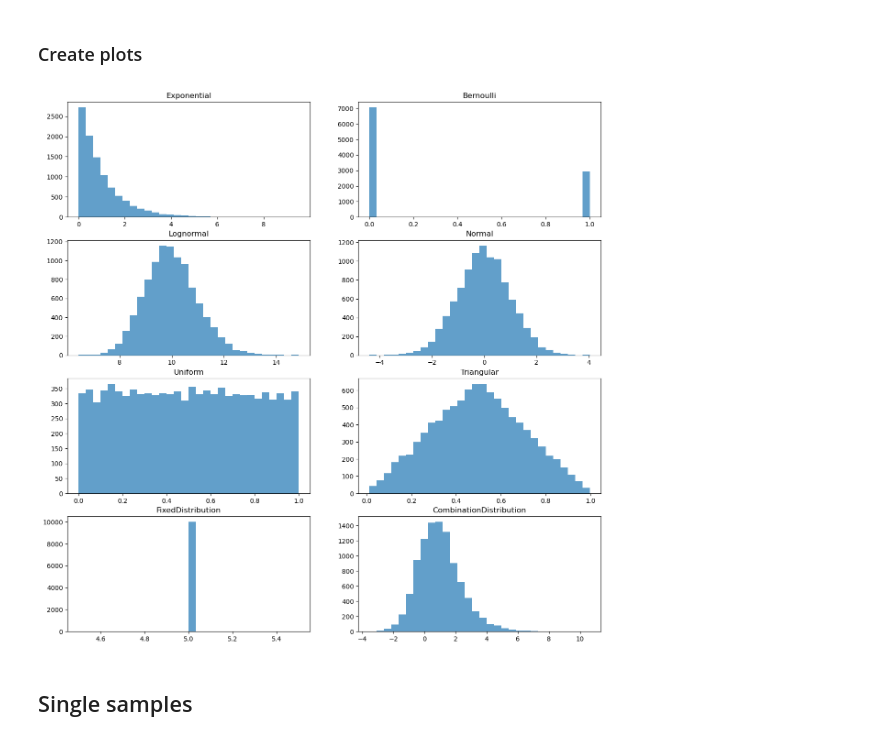
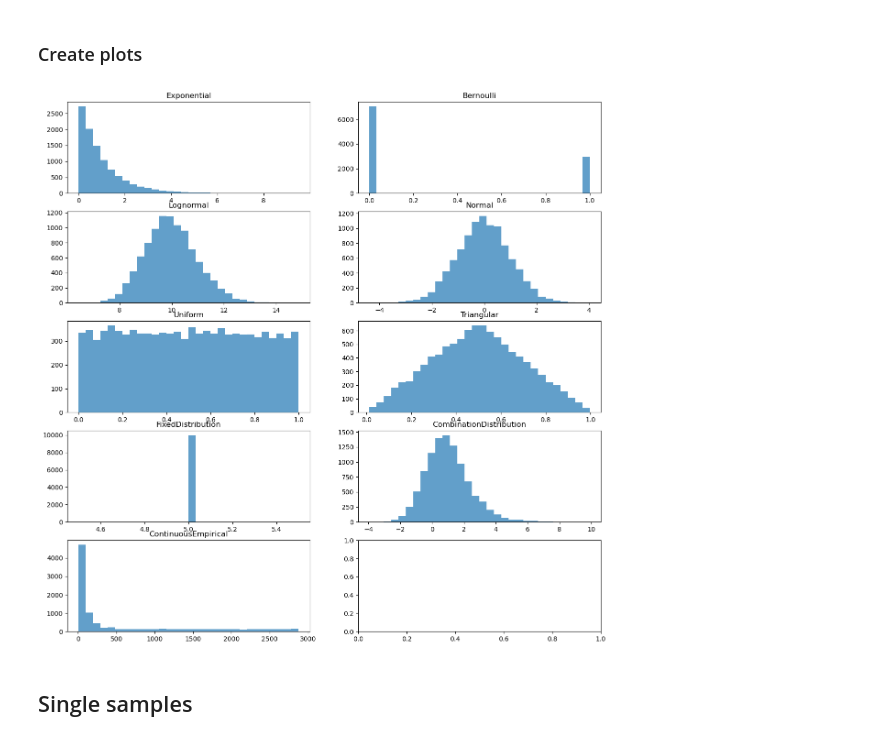
Before and after one commit to TomMonks/sim-tools, a Jupyter notebook: examples/distributions_examples.ipynb, the cells around one changed output. Drawn from its saved outputs; the diff is of its cells as text; code cells hidden in the pictures.

Commit message:
DOCS: Conti empical example

```diff
--- a/examples/distributions_examples.ipynb
+++ b/examples/distributions_examples.ipynb
@@ -67,31 +68,35 @@ from sim_tools.distributions import (Exponential,
 # %%
 import numpy as np
 import matplotlib.pyplot as plt
 
 # Create an instance of each distribution and generate 10,000 samples
 distributions = [
     Exponential(mean=1.0, random_seed=42),
     Bernoulli(p=0.3, random_seed=42),
     Lognormal(mean=10, stdev=1, random_seed=42),
     Normal(mean=0, sigma=1, allow_neg=True, random_seed=42),
     Uniform(low=0, high=1, random_seed=42),
     Triangular(low=0, mode=0.5, high=1, random_seed=42),
     FixedDistribution(value=5),
-    CombinationDistribution(Exponential(mean=1.0), Normal(mean=0, sigma=1, allow_neg=True))
+    CombinationDistribution(Exponential(mean=1.0), Normal(mean=0, sigma=1, allow_neg=True)),
+    ContinuousEmpirical(lower_bounds = [0, 5, 10, 15, 30, 45, 60, 120, 180, 240, 480],
+                        upper_bounds = [5, 10, 15, 30, 45, 60, 120, 180, 240, 480, 2880],
+                        freq = [34, 4, 8, 13, 15, 13, 19, 13, 9,  12, 73],
+                        random_seed=42)
 ]
 
-fig, axs = plt.subplots(4, 2, figsize=(15, 15))
+fig, axs = plt.subplots(len(distributions) // 2 + 1, 2, figsize=(15, 15))
 
 for i, distribution in enumerate(distributions):
     row = i // 2
     col = i % 2
     samples = distribution.sample(size=10000)
     axs[row, col].hist(samples, bins=30, alpha=0.7)
     axs[row, col].set_title(distribution.__class__.__name__)
 
 plt.show()
 # %% [output]
-[figure, old version]
+[figure, new version]
 # %% [markdown]
 ## Single samples
 # %%
```
Also changed, not shown: parts of 1 cell of this notebook, 1 other file.
